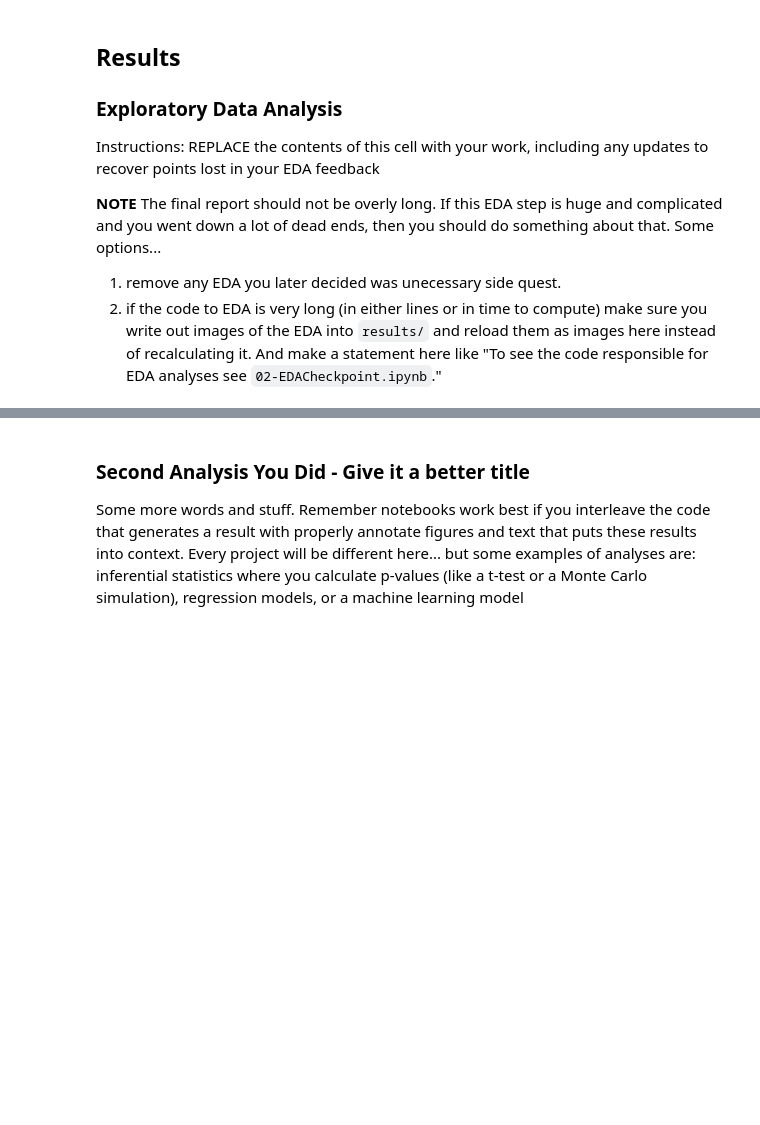
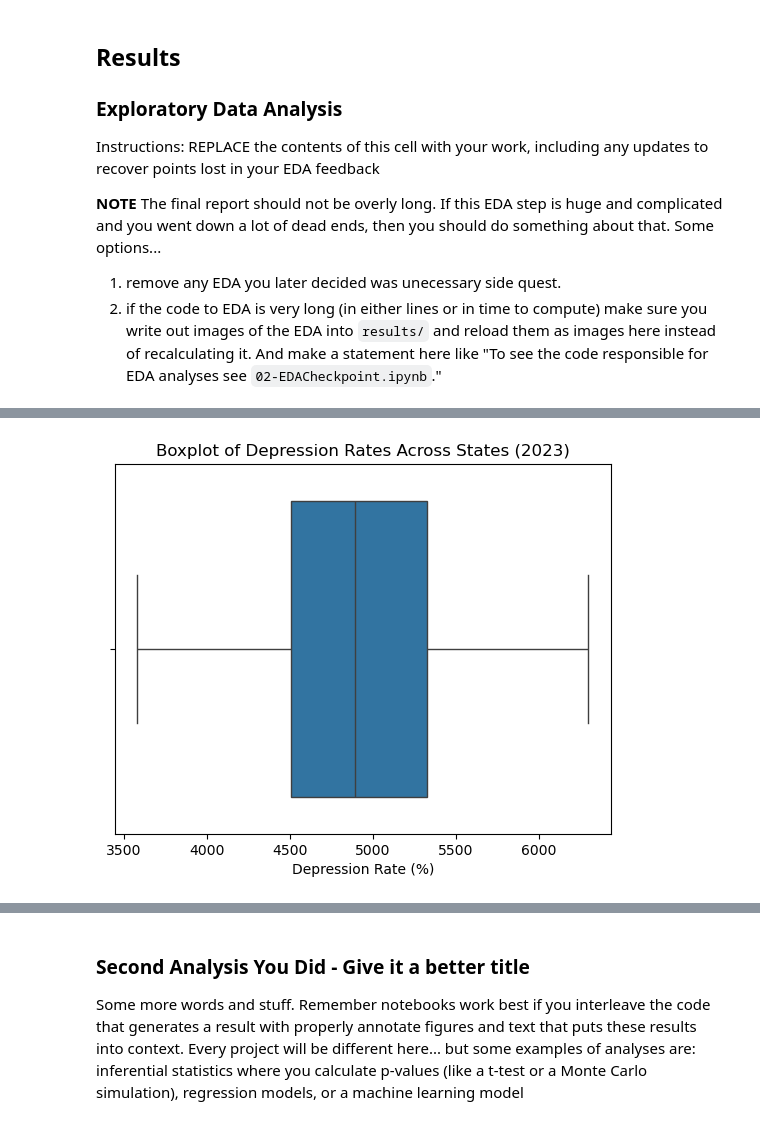
Before and after one commit to COGS108/Group020_WI26, a Jupyter notebook: 03-FinalProject.ipynb, the cells around one changed output, grey strips where cells are left out. Cells and saved outputs as stored; diff of their text form; code cells hidden in the pictures; blank space fills up the shorter version.

```diff
--- a/03-FinalProject.ipynb
+++ b/03-FinalProject.ipynb
@@ -151,0 +751,11 @@ Some more words and stuff.  Remember notebooks work best if you interleave the c
+# %%
+sns.boxplot(
+    x=combined_df_3way["DepressionRate_2023"]
+)
+
+plt.title("Boxplot of Depression Rates Across States (2023)")
+plt.xlabel("Depression Rate (%)")
+
+plt.show()
+# %% [output]
+[figure, added]
```
Also changed, not shown: parts of 55 cells of this notebook.
